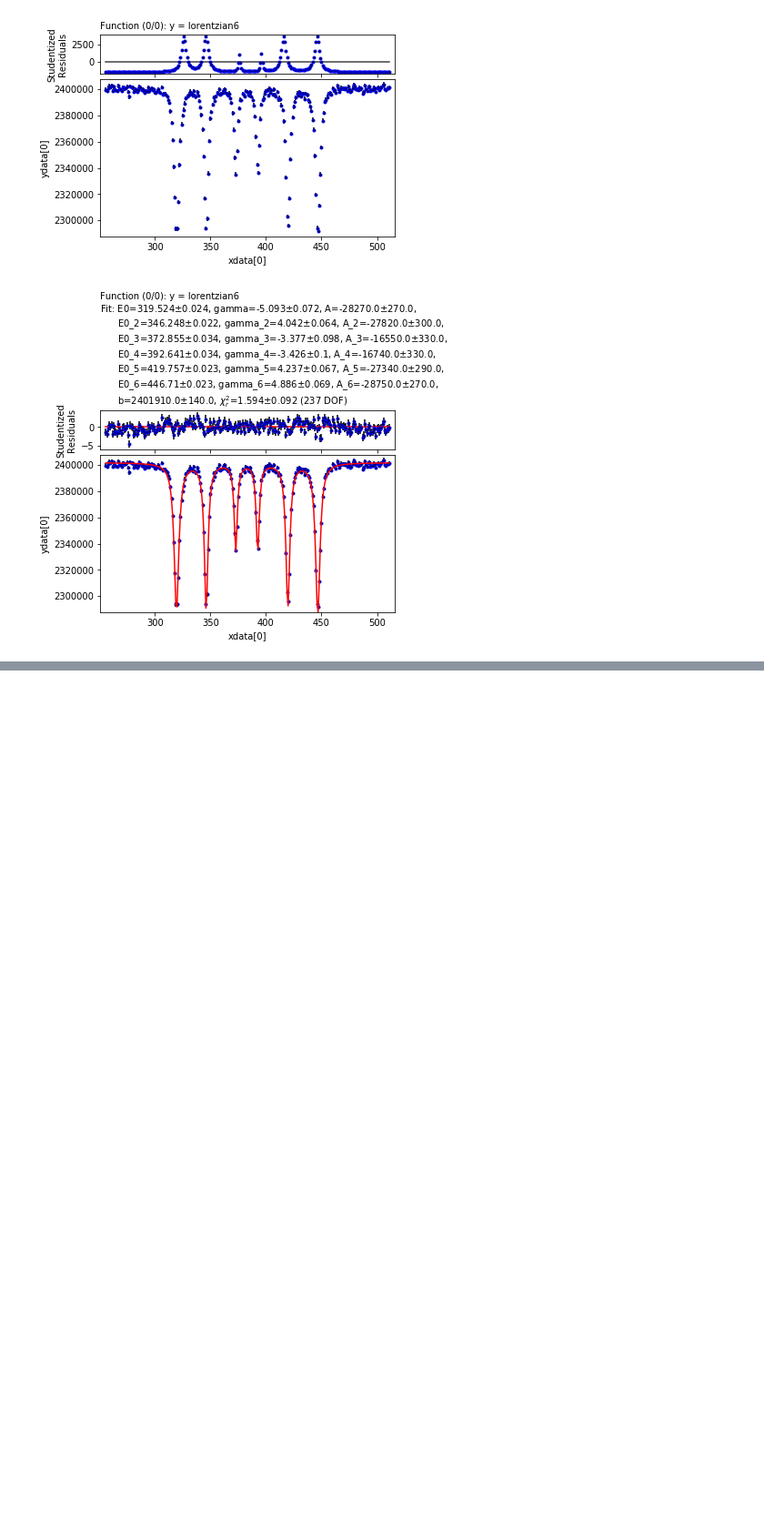
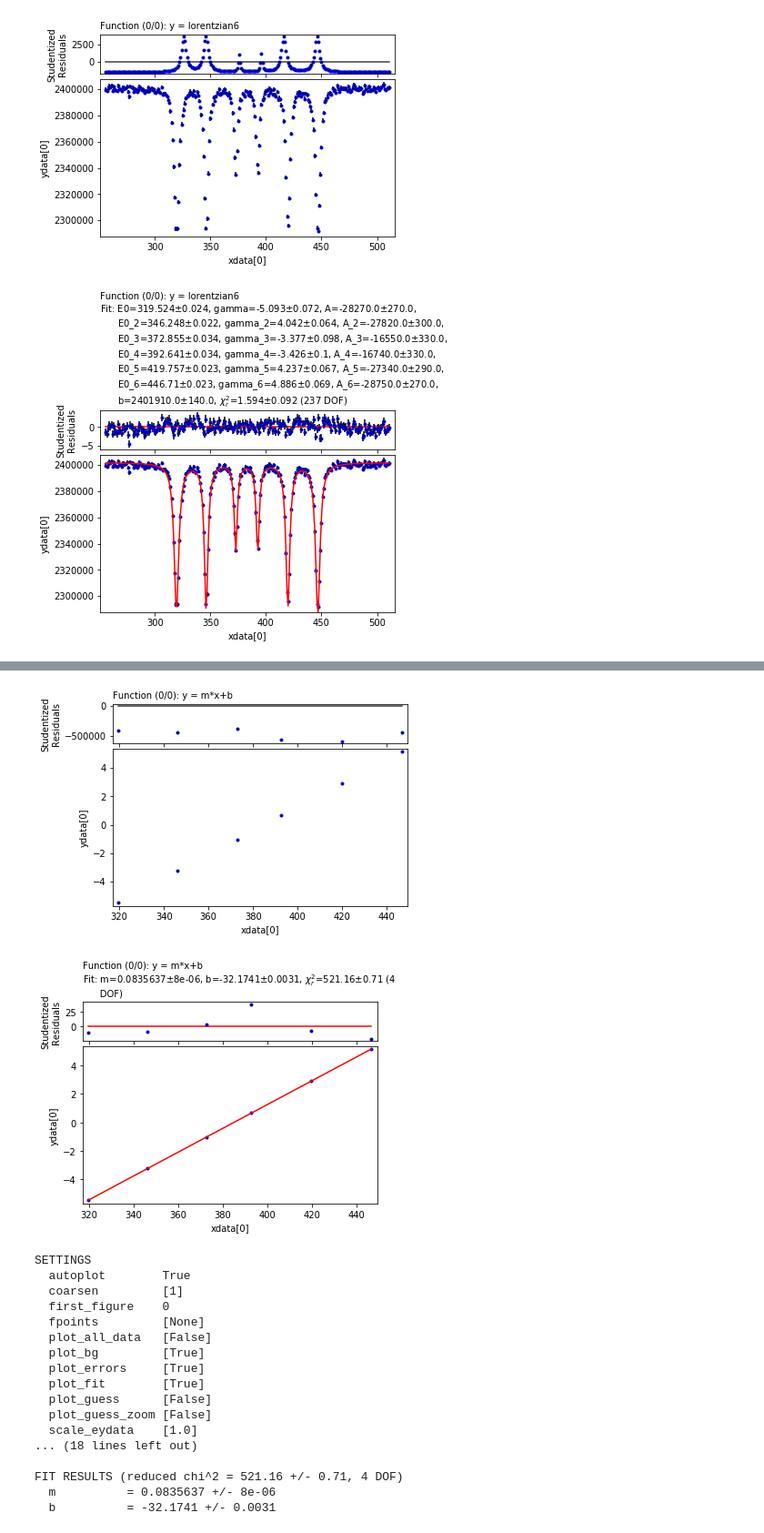
Before and after one commit to eklem1/ModernLab, a Jupyter notebook: foldingFunct.ipynb, the cells around one changed output, grey strips where cells are left out. Shown at 91% size. Drawn from its saved outputs; the diff is of its cells as text; code cells hidden in the pictures; blank space fills up the shorter version.

```diff
--- a/foldingFunct.ipynb
+++ b/foldingFunct.ipynb
@@ -249 +296,28 @@ plt.show()
+# %%
+my_fitter = s.data.fitter()
+my_fitter.set(style_data = [{'marker': '.', 'color': 'black', 'ls': '', 'mec': 'b'}]\
+              , plot_guess=False, fpoints=None)
+my_fitter.set_functions(f='m*x+b', p='m, b')
+my_fitter.set_data(xdata=peaksL, ydata=litValCal, eydata=litValCalE, exdata=peaksLEr)
+my_fitter.fit()
+# %% [output]
+[figure, added]
+[figure, added]
+SETTINGS
+  autoplot        True
+  coarsen         [1]
+  first_figure    0
+  fpoints         [None]
+  plot_all_data   [False]
+  plot_bg         [True]
+  plot_errors     [True]
+  plot_fit        [True]
+  plot_guess      [False]
+  plot_guess_zoom [False]
+  scale_eydata    [1.0]
+... (18 lines left out)
+
+FIT RESULTS (reduced chi^2 = 521.16 +/- 0.71, 4 DOF)
+  m          = 0.0835637 +/- 8e-06
+  b          = -32.1741 +/- 0.0031
 # %%
```
Also changed, not shown: parts of 15 cells of this notebook.
